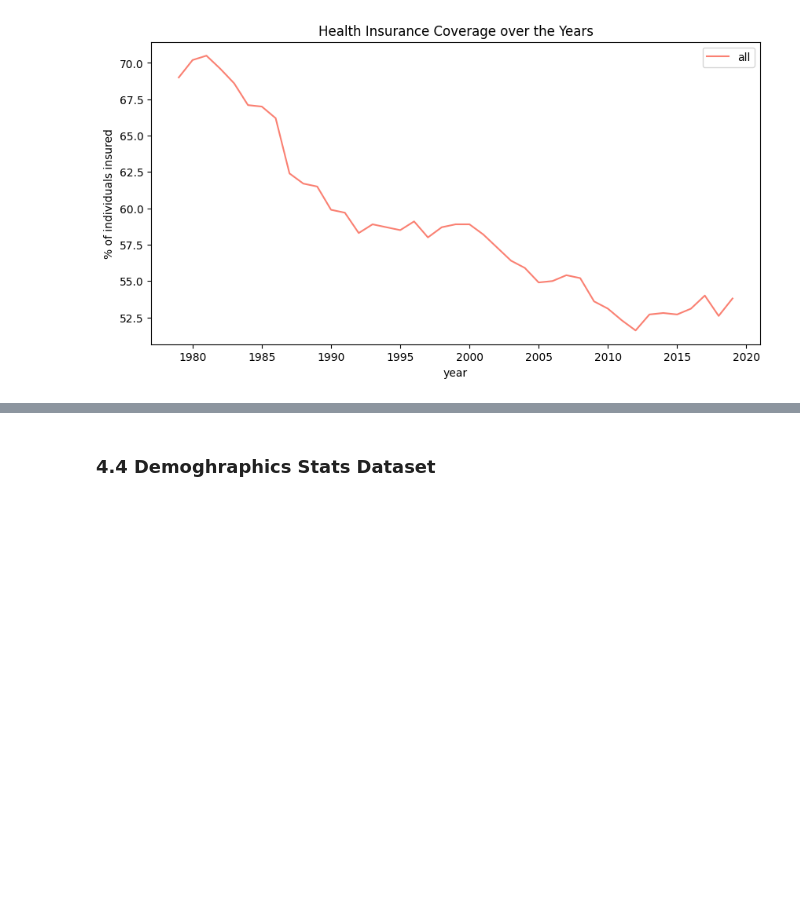
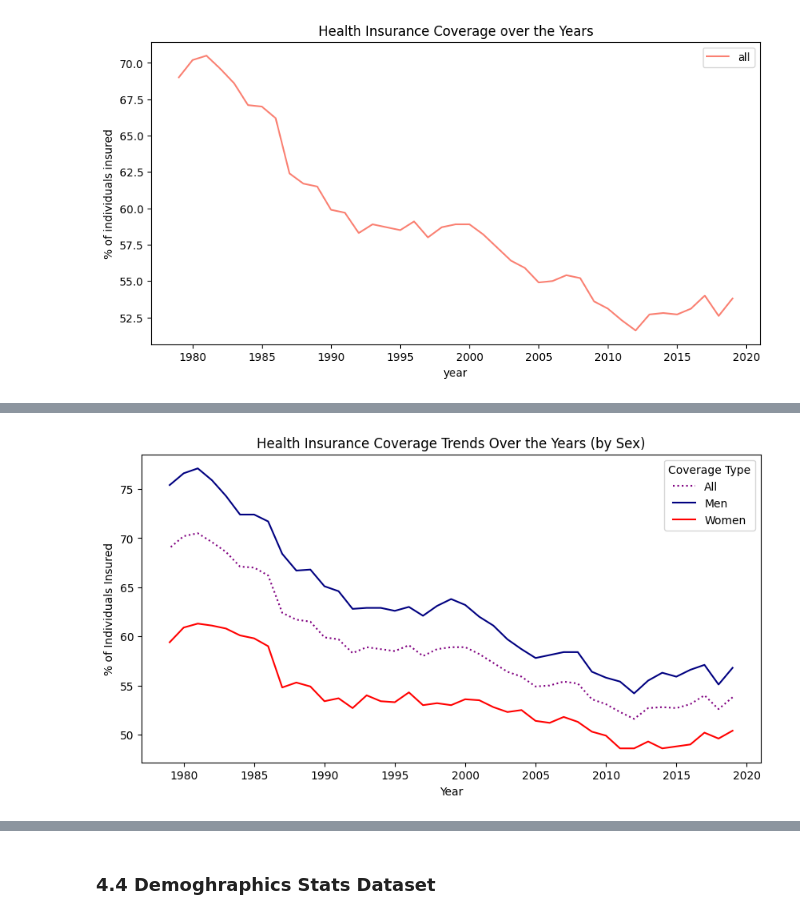
Before and after one commit to parvatijay2901/InsurIQ-Data-RAG-Dashboard, a Jupyter notebook: EDA/N2_Data-analysis.ipynb, the cells around one changed output, grey strips where cells are left out. Drawn from its saved outputs; the diff is of its cells as text; code cells hidden in the pictures; blank space fills up the shorter version.

Commit message:
analyze ESI demographics dataset

```diff
--- a/EDA/N2_Data-analysis.ipynb
+++ b/EDA/N2_Data-analysis.ipynb
@@ -584,0 +600,17 @@ Oh wow! I did not expect this. Upon Googling why we see a descending trend, I no
+# %%
+plt.figure(figsize=(10, 5))
+
+plt.plot(df_demographics['year'], df_demographics['all'],
+         linestyle='dotted', color='purple', label='All')
+plt.plot(df_demographics['year'], df_demographics['men'],
+         linestyle='solid', color='navy', label=['Men'])
+plt.plot(df_demographics['year'], df_demographics['women'],
+         linestyle='solid', color='red', label='Women')
+
+plt.title("Health Insurance Coverage Trends Over the Years (by Sex)")
+plt.xlabel("Year")
+plt.ylabel("% of Individuals Insured")
+plt.legend(title="Coverage Type")
+plt.show()
+# %% [output]
+[figure, added]
```
Also changed, not shown: parts of 26 cells of this notebook.
